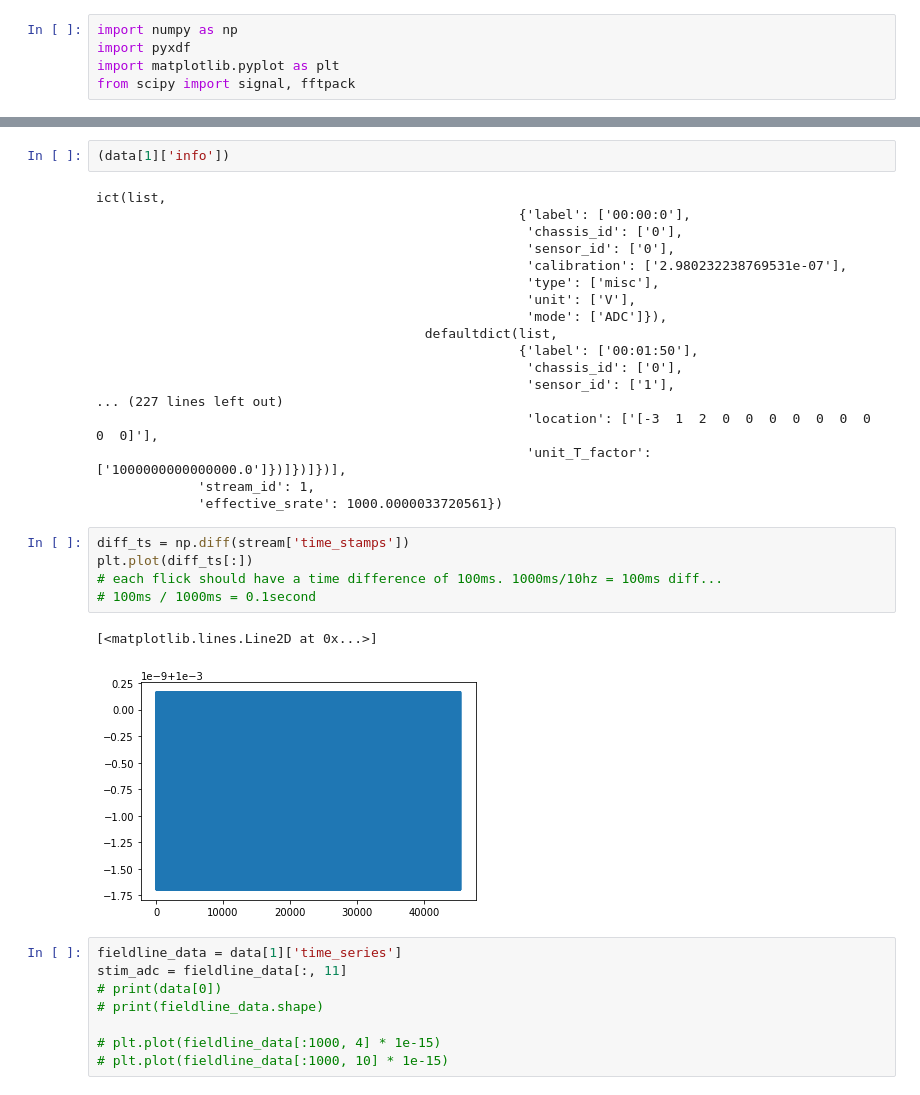
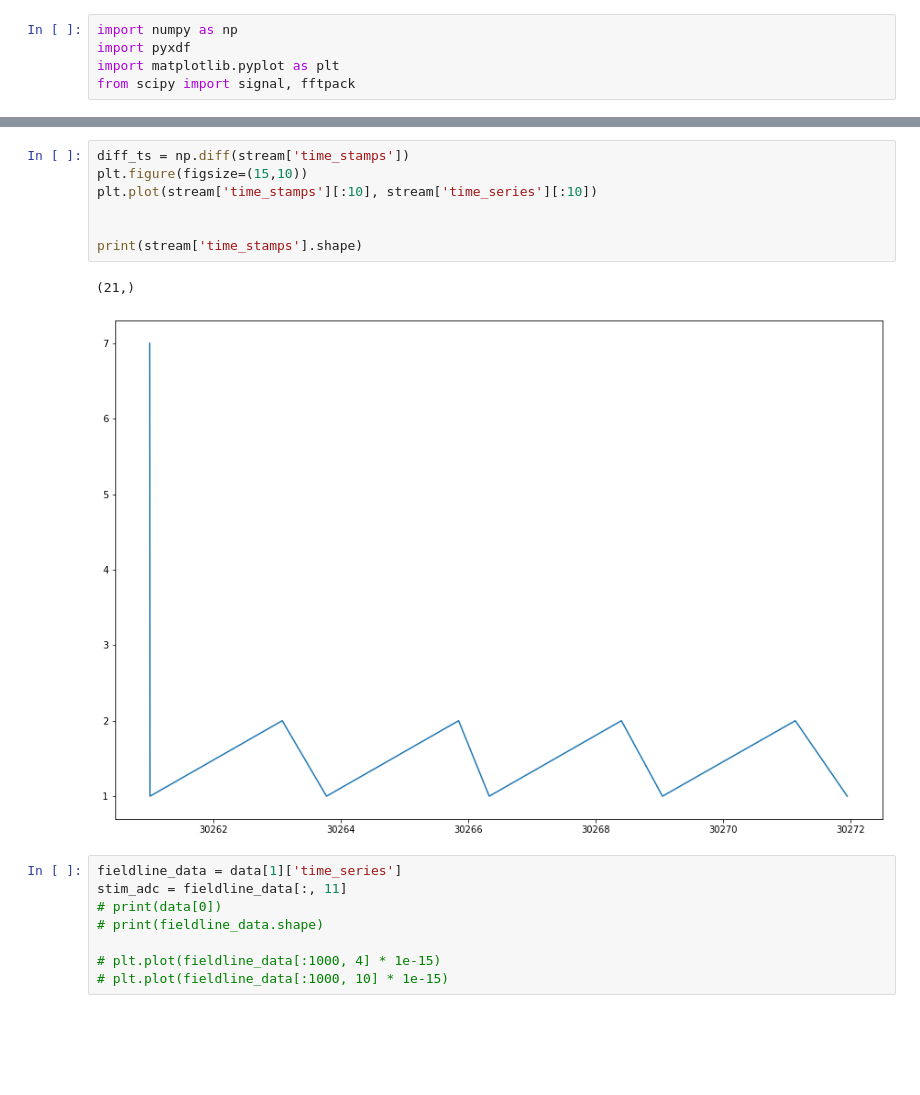
Before and after one commit to Vincentvjj/opm_tacs_flicker, a Jupyter notebook: marker_reader.ipynb, the cells around one changed output, grey strips where cells are left out. Drawn from its saved outputs; the diff is of its cells as text; blank space fills up the shorter version.

```diff
--- a/marker_reader.ipynb
+++ b/marker_reader.ipynb
@@ -26,31 +25,13 @@ for stream in data:
-# %%
-(data[1]['info'])
-# %% [output]
-ict(list,
-                                                      {'label': ['00:00:0'],
-                                                       'chassis_id': ['0'],
-                                                       'sensor_id': ['0'],
-                                                       'calibration': ['2.980232238769531e-07'],
-                                                       'type': ['misc'],
-                                                       'unit': ['V'],
-                                                       'mode': ['ADC']}),
-                                          defaultdict(list,
-                                                      {'label': ['00:01:50'],
-                                                       'chassis_id': ['0'],
-                                                       'sensor_id': ['1'],
-... (227 lines left out)
-                                                       'location': ['[-3  1  2  0  0  0  0  0  0  0  0  0]'],
-                                                       'unit_T_factor': ['1000000000000000.0']})]})]})],
-             'stream_id': 1,
-             'effective_srate': 1000.0000033720561})
-# %%
-diff_ts = np.diff(stream['time_stamps'])
-plt.plot(diff_ts[:])
-# each flick should have a time difference of 100ms. 1000ms/10hz = 100ms diff...
-# 100ms / 1000ms = 0.1second
-# %% [output]
-[<matplotlib.lines.Line2D at 0x...>]
-[figure, removed]
+# %%
+diff_ts = np.diff(stream['time_stamps'])
+plt.figure(figsize=(15,10))
+plt.plot(stream['time_stamps'][:10], stream['time_series'][:10])
+
+
+print(stream['time_stamps'].shape)
+# %% [output]
+(21,)
+[figure, added]
 # %%
 fieldline_data = data[1]['time_series']
 stim_adc = fieldline_data[:, 11]
```
Also changed, not shown: parts of 1 cell of this notebook, 2 other files.
